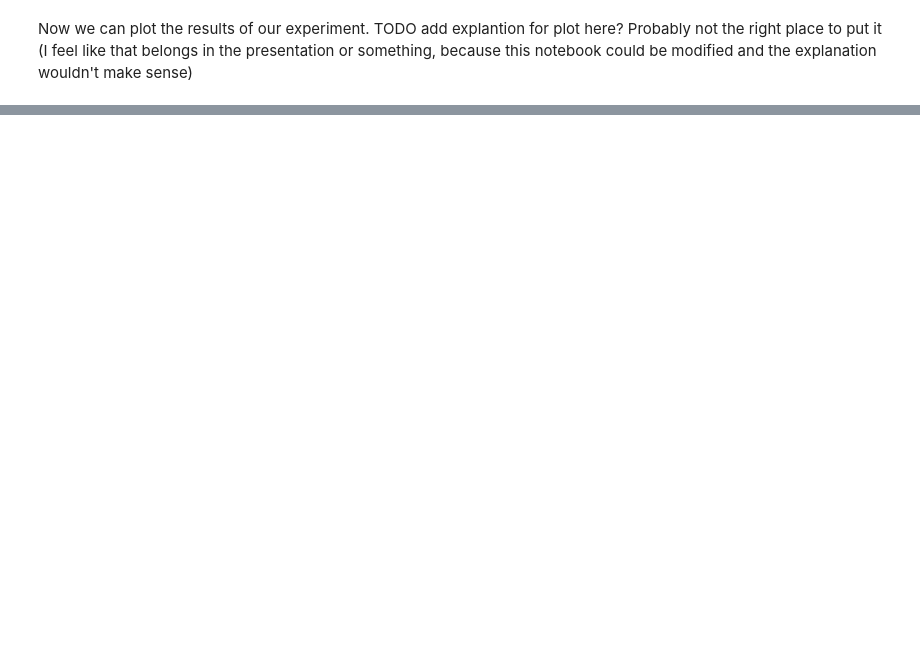
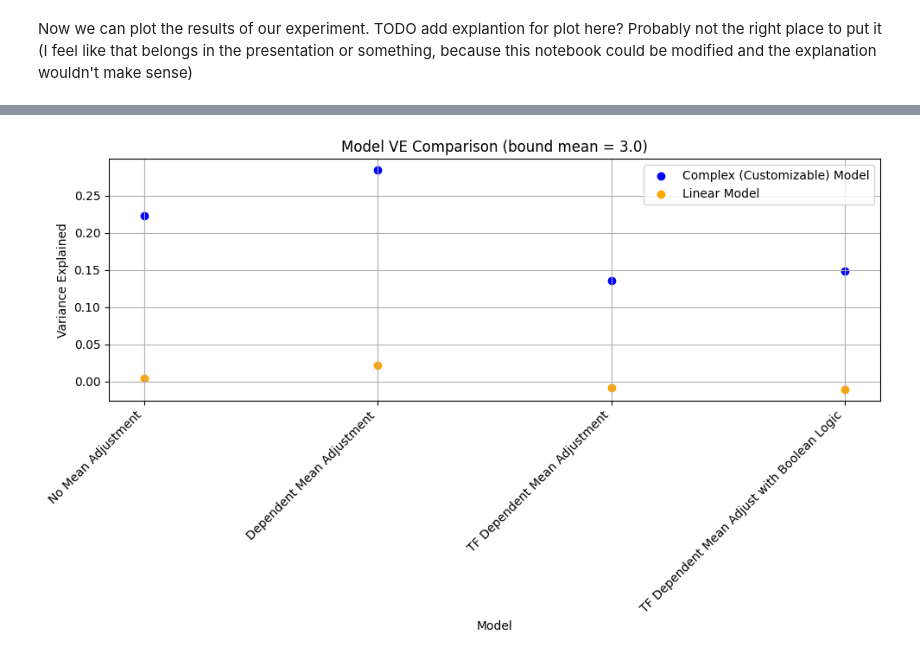
Before and after one commit to BrentLab/yeastdnnexplorer, a Jupyter notebook: docs/tutorials/visualizing_and_testing_data_generation_methods.ipynb, the cells around one changed output, grey strips where cells are left out. Cells and saved outputs as stored; diff of their text form; code cells hidden in the pictures; blank space fills up the shorter version.

```diff
--- a/docs/tutorials/visualizing_and_testing_data_generation_methods.ipynb
+++ b/docs/tutorials/visualizing_and_testing_data_generation_methods.ipynb
@@ -546,0 +1225,26 @@ plt.show()
+# %%
+# Method 4
+data_module = get_data_module(
+    3.0,
+    adjustment_function=perturbation_effect_adjustment_function_with_tf_relationships_boolean_logic,
+    tf_relationships_dict=tf_relationships_dict_boolean_logic
+)
+num_tfs = sum(data_module.n_sample)
+
+# Nonlinear model
+model = get_model(num_tfs)
+trainer = get_trainer()
+trainer.fit(model, data_module)
+explained_variance = calculate_explained_variance(model, data_module)
+model_ves.append(explained_variance)
+print("Nonlinear Model Explained Variance (Method 4):", explained_variance)
+#Nonlinear Model Explained Variance (Method 4): 0.12499817609786987
+
+# Linear model
+linear_model = get_linear_model(num_tfs)
+trainer = get_trainer()
+trainer.fit(linear_model, data_module)
+explained_variance_linear = calculate_explained_variance(linear_model, data_module)
+linear_model_test_ves.append(explained_variance_linear)
+print("Linear Model Explained Variance (Method 4):", explained_variance_linear)
+#Linear Model Explained Variance (Method 4): -0.013428604602813721
@@ -546,0 +1289,15 @@ plt.show()
+# %%
+data_gen_methods = ["No Mean Adjustment", "Dependent Mean Adjustment", "TF Dependent Mean Adjustment", "TF Dependent Mean Adjust with Boolean Logic"]
+plt.figure(figsize=(10, 6))
+plt.scatter(data_gen_methods, model_ves, color='blue')
+plt.scatter(data_gen_methods, linear_model_test_ves, color='orange')
+plt.title('Model VE Comparison (bound mean = 3.0)')
+plt.xlabel('Model')
+plt.ylabel('Variance Explained')
+plt.grid(True)
+plt.xticks(rotation=45, ha="right")
+plt.legend(['Complex (Customizable) Model', 'Linear Model'])
+plt.tight_layout()
+plt.show()
+# %% [output]
+[figure, added]
```
Also changed, not shown: parts of 25 cells of this notebook, 2 other files.
